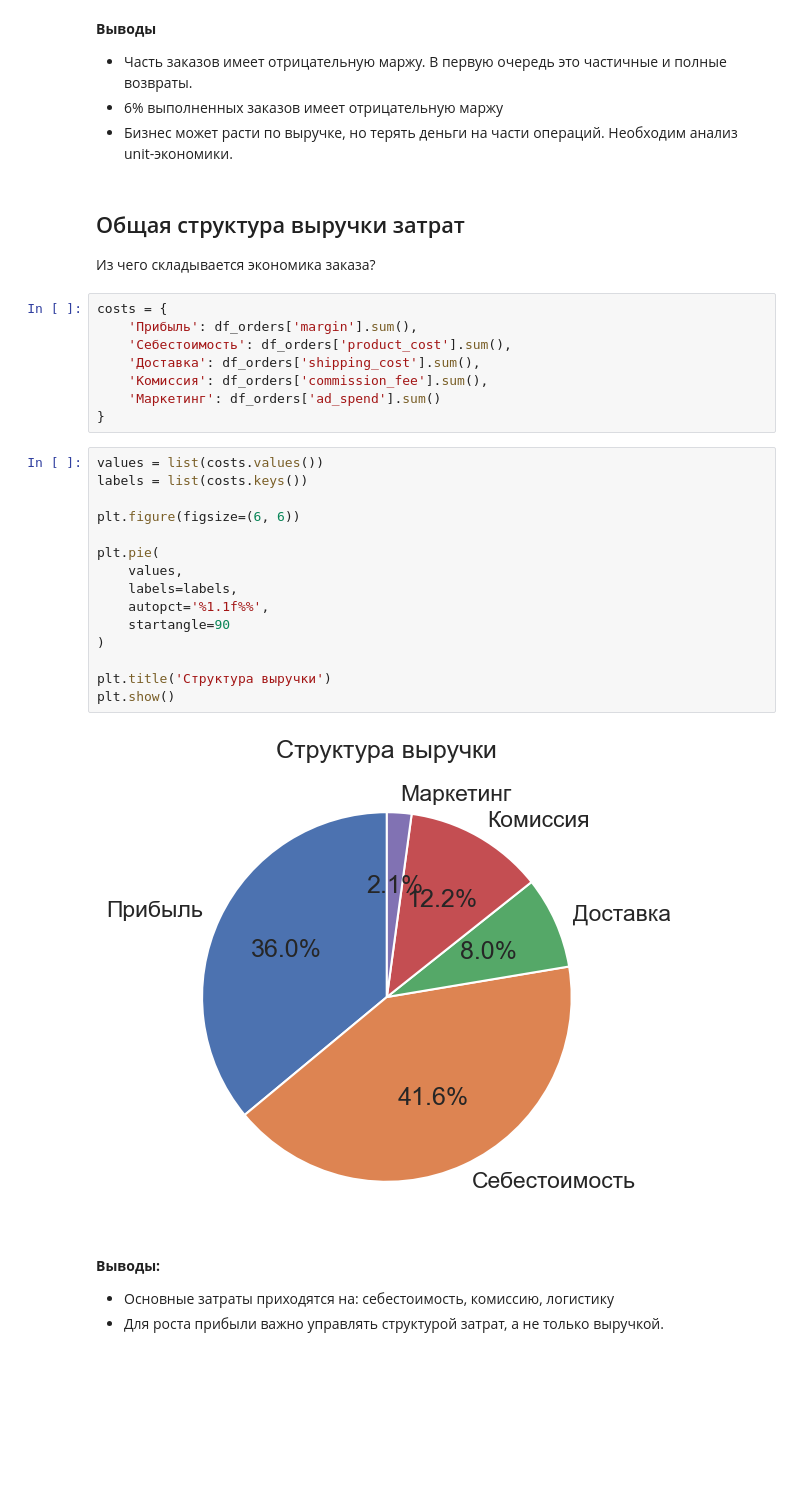
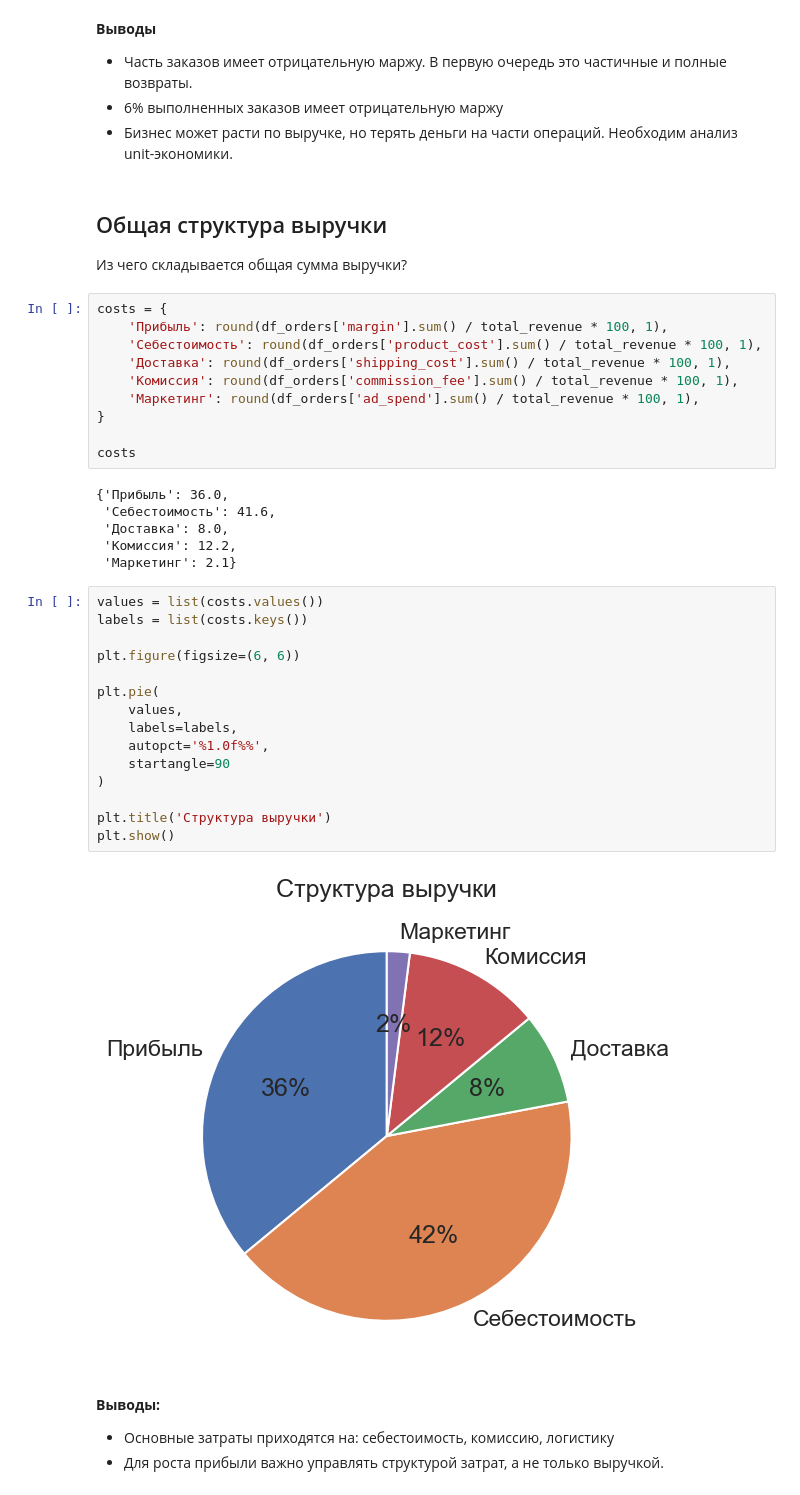
Before and after one commit to e-afanaseva/data_analysis, a Jupyter notebook: Retail Sales Analysis/notebooks/Overview.ipynb, the cells around one changed output. Drawn from its saved outputs; the diff is of its cells as text; blank space fills up the shorter version.

```diff
--- a/Retail Sales Analysis/notebooks/Overview.ipynb
+++ b/Retail Sales Analysis/notebooks/Overview.ipynb
@@ -662,34 +669,42 @@ plt.show()
 - 6% выполненных заказов имеет отрицательную маржу
 - Бизнес может расти по выручке, но терять деньги на части операций. Необходим анализ unit-экономики.
 # %% [markdown]
-## Общая структура выручки затрат
+## Общая структура выручки
 
-Из чего складывается экономика заказа?
+Из чего складывается общая сумма выручки?
 # %%
 costs = {
-    'Прибыль': df_orders['margin'].sum(),
-    'Себестоимость': df_orders['product_cost'].sum(),
-    'Доставка': df_orders['shipping_cost'].sum(),
-    'Комиссия': df_orders['commission_fee'].sum(),
-    'Маркетинг': df_orders['ad_spend'].sum()
+    'Прибыль': round(df_orders['margin'].sum() / total_revenue * 100, 1),
+    'Себестоимость': round(df_orders['product_cost'].sum() / total_revenue * 100, 1),
+    'Доставка': round(df_orders['shipping_cost'].sum() / total_revenue * 100, 1),
+    'Комиссия': round(df_orders['commission_fee'].sum() / total_revenue * 100, 1),
+    'Маркетинг': round(df_orders['ad_spend'].sum() / total_revenue * 100, 1),
 }
+
+costs
+# %% [output]
+{'Прибыль': 36.0,
+ 'Себестоимость': 41.6,
+ 'Доставка': 8.0,
+ 'Комиссия': 12.2,
+ 'Маркетинг': 2.1}
 # %%
 values = list(costs.values())
 labels = list(costs.keys())
 
 plt.figure(figsize=(6, 6))
 
 plt.pie(
     values,
     labels=labels,
-    autopct='%1.1f%%',
+    autopct='%1.0f%%',
     startangle=90
 )
 
 plt.title('Структура выручки')
 plt.show()
 # %% [output]
-[figure, old version]
+[figure, new version]
 # %% [markdown]
 **Выводы:**
 - Основные затраты приходятся на: себестоимость, комиссию, логистику
```
Also changed, not shown: parts of 14 cells of this notebook.
